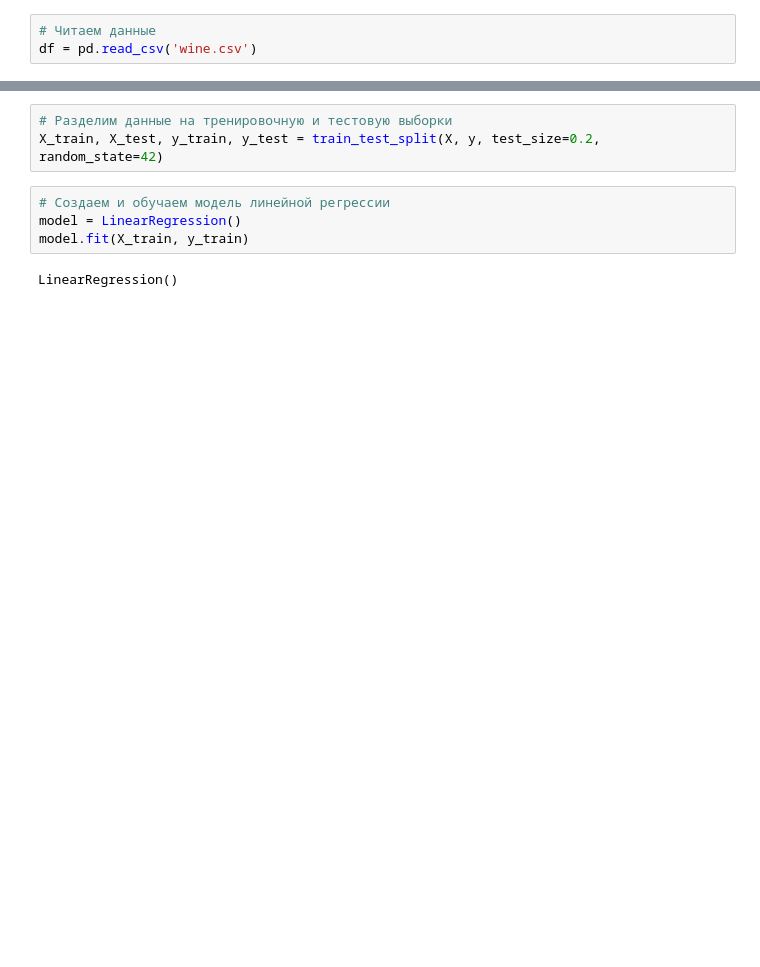
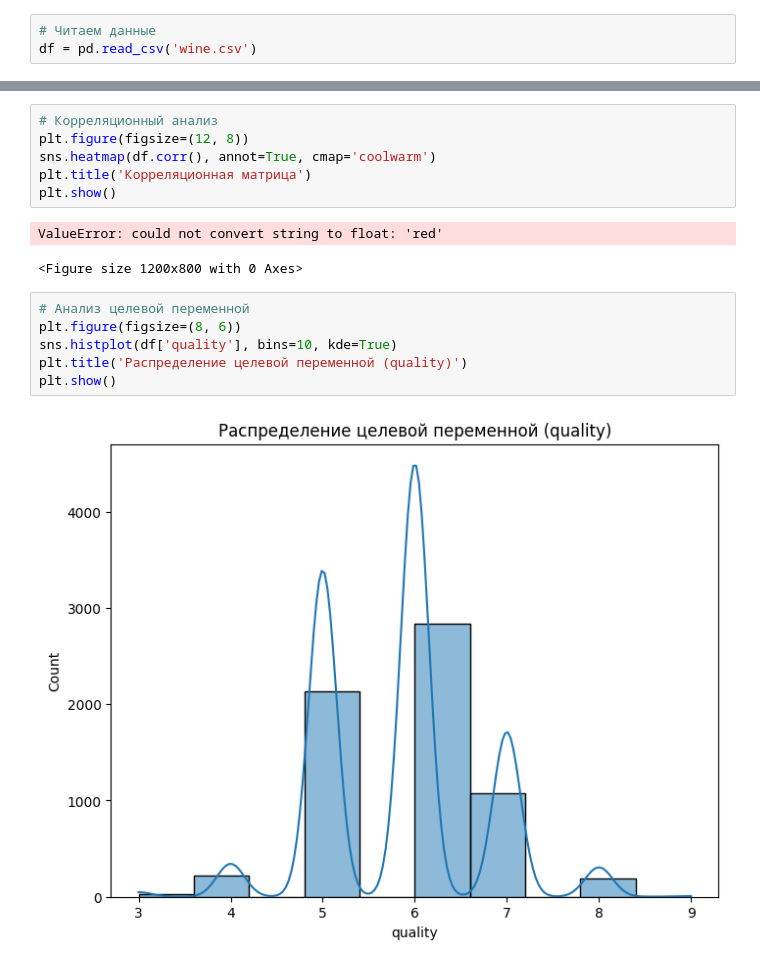
Before and after one commit to Sergo2004/machine-learning, a Jupyter notebook: дз2.ipynb, the cells around one changed output, grey strips where cells are left out. Saved outputs shown, nothing was run; the diff lists cells and outputs as text; blank space fills up the shorter version.

```diff
--- a/дз2.ipynb
+++ b/дз2.ipynb
@@ -30,10 +59,18 @@ y = df['quality']  # целевая переменная
 # %%
-# Разделим данные на тренировочную и тестовую выборки
-X_train, X_test, y_train, y_test = train_test_split(X, y, test_size=0.2, random_state=42)
+# Корреляционный анализ
+plt.figure(figsize=(12, 8))
+sns.heatmap(df.corr(), annot=True, cmap='coolwarm')
+plt.title('Корреляционная матрица')
+plt.show()
+# %% [output]
+ValueError: could not convert string to float: 'red'
+<Figure size 1200x800 with 0 Axes>
 # %%
-# Создаем и обучаем модель линейной регрессии
-model = LinearRegression()
-model.fit(X_train, y_train)
+# Анализ целевой переменной
+plt.figure(figsize=(8, 6))
+sns.histplot(df['quality'], bins=10, kde=True)
+plt.title('Распределение целевой переменной (quality)')
+plt.show()
 # %% [output]
-LinearRegression()
+[figure, added]
 # %%
```
Also changed, not shown: parts of 12 cells of this notebook.
